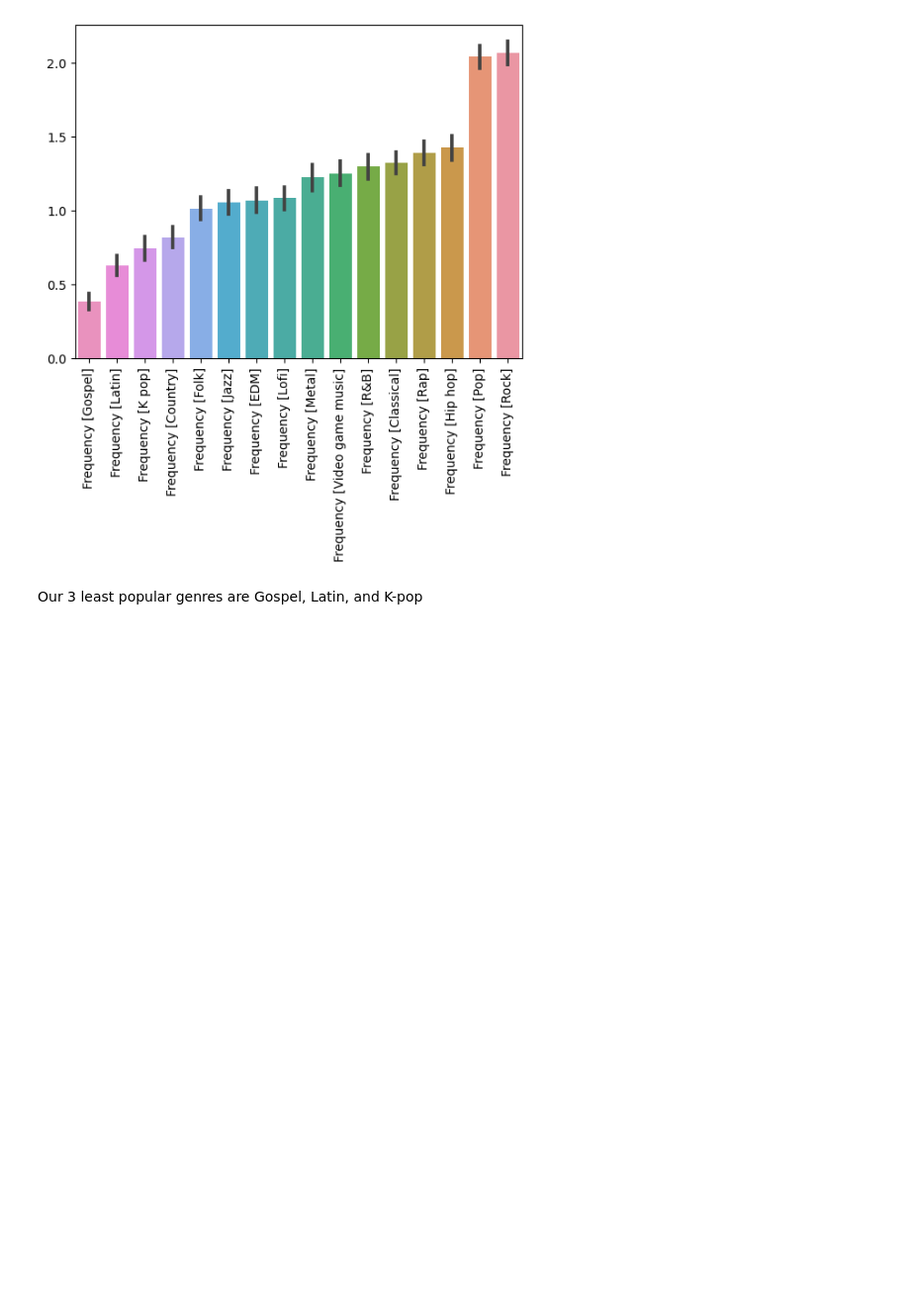
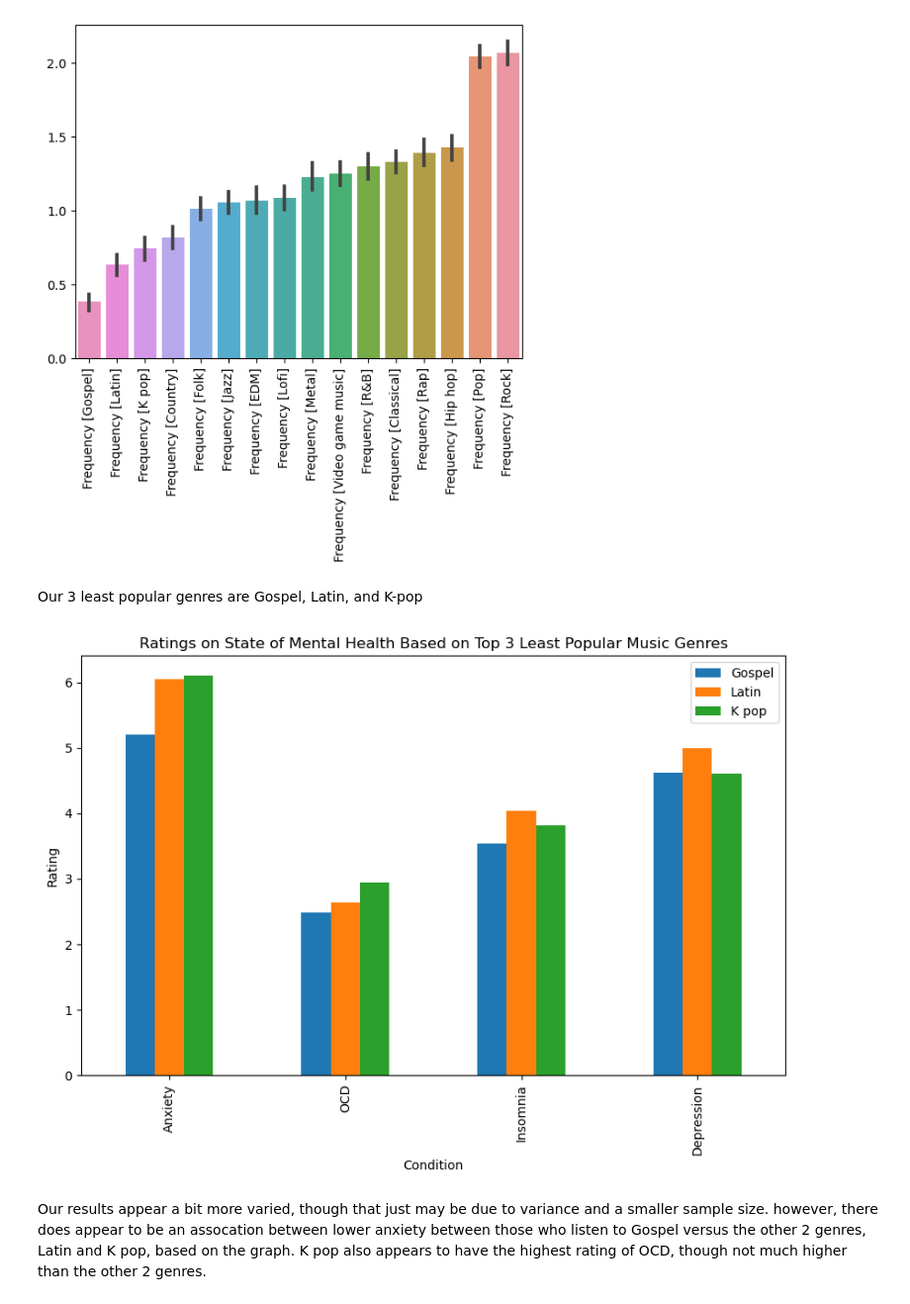
Before and after one commit to GamingCuber/final_project_hth, a Jupyter notebook: src/main.ipynb, the cells around one changed output. Shown at 99% size. Drawn from its saved outputs; the diff is of its cells as text; code cells hidden in the pictures; blank space fills up the shorter version.

Commit message:
Finished Question 4

```diff
--- a/src/main.ipynb
+++ b/src/main.ipynb
@@ -81,3 +81,26 @@ plt.show()
 [figure]
 # %% [markdown]
 Our 3 least popular genres are Gospel, Latin, and K-pop
+# %%
+# Question 4: From these least popular music genres, what is the general state of their mental health?
+
+# This gets the mental health condition values for each of the 3 most least popular genres
+mental_health_gospel = main_data[(main_data["Frequency [Gospel]"] >= 2)].filter(items=["Anxiety", "OCD", "Insomnia", "Depression"]).mean()
+mental_health_latin = main_data[(main_data["Frequency [Latin]"] >= 2)].filter(items=["Anxiety", "OCD", "Insomnia", "Depression"]).mean()
+mental_health_k_pop = main_data[(main_data["Frequency [K pop]"] >= 2)].filter(items=["Anxiety", "OCD", "Insomnia", "Depression"]).mean()
+
+# This combines all of them and renames the columns to something more logical than 0, 1, and 2
+least_popular_genre_mental_health_df = pd.concat([mental_health_gospel, mental_health_latin, mental_health_k_pop], axis=1)
+least_popular_genre_mental_health_df.rename(columns = {0: "Gospel", 1: "Latin", 2: "K pop"}, inplace = True)
+
+# This makes our barplot comparing each of them
+least_popular_genre_barplot = least_popular_genre_mental_health_df.plot(kind="bar", figsize=(10, 6))
+least_popular_genre_barplot.set_ylabel("Rating")
+least_popular_genre_barplot.set_xlabel("Condition")
+least_popular_genre_barplot.set_title("Ratings on State of Mental Health Based on Top 3 Least Popular Music Genres")
+
+plt.show()
+# %% [output]
+[figure, added]
+# %% [markdown]
+Our results appear a bit more varied, though that just may be due to variance and a smaller sample size. however, there does appear to be an assocation between lower anxiety between those who listen to Gospel versus the other 2 genres, Latin and K pop, based on the graph. K pop also appears to have the highest rating of OCD, though not much higher than the other 2 genres.
```
Also changed, not shown: parts of 1 cell of this notebook.
